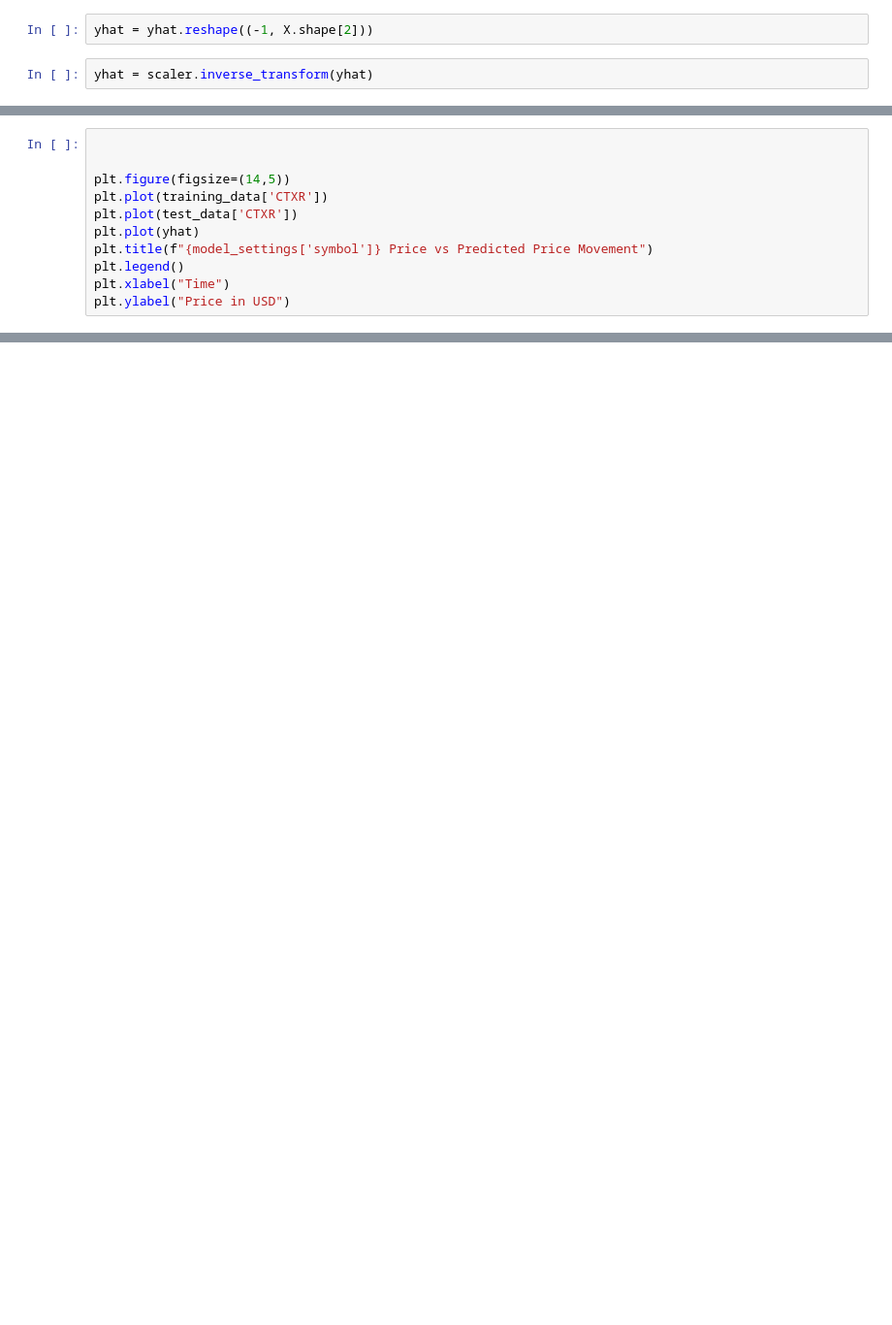
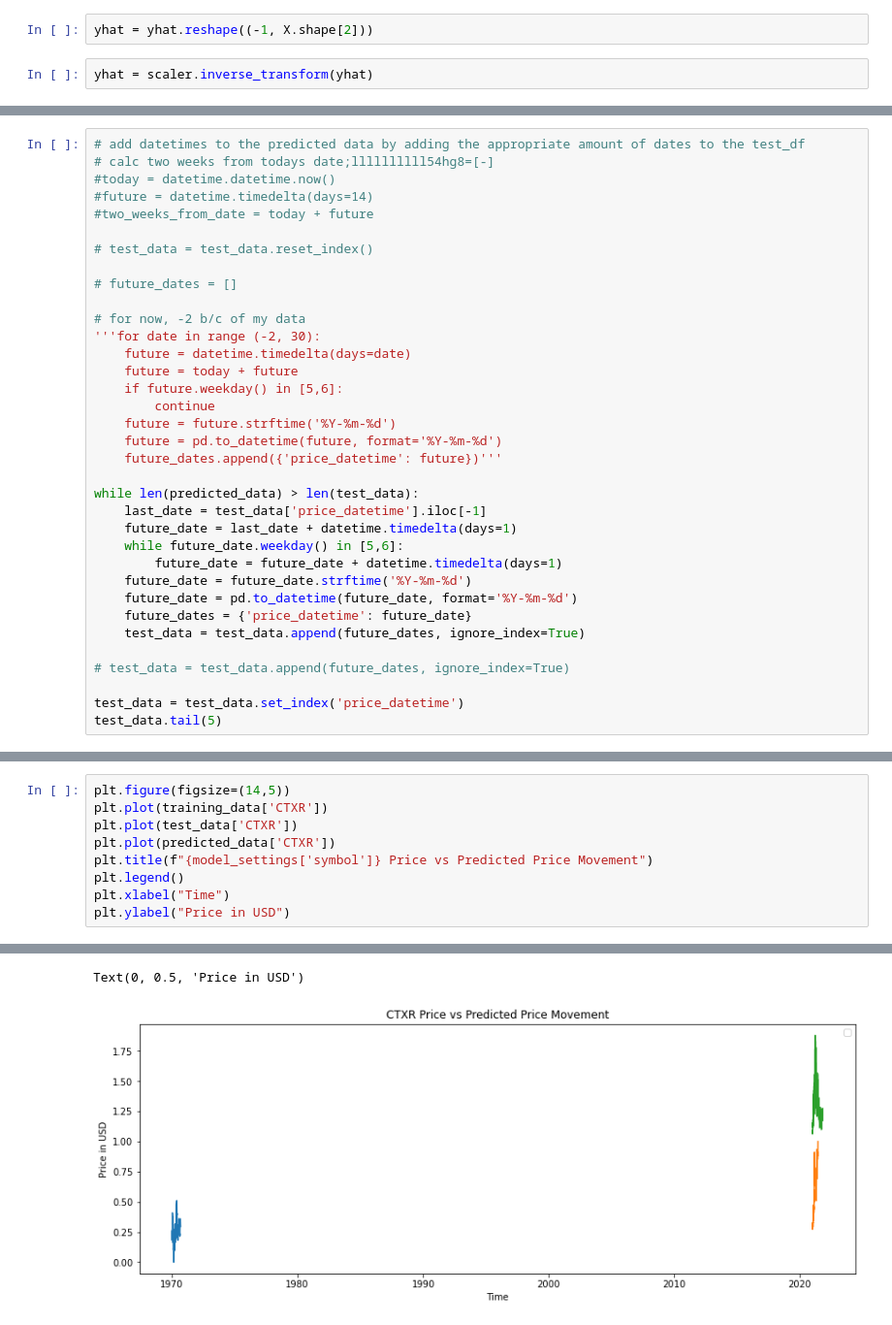
Before and after one commit to jmacdonald2010/stock-prediction, a Jupyter notebook: mlTests04.ipynb, the cells around one changed output, grey strips where cells are left out. Shown: that part at 97% size. Cells and saved outputs as stored; diff of their text form; blank space fills up the shorter version.

```diff
--- a/mlTests04.ipynb
+++ b/mlTests04.ipynb
@@ -326,0 +206,35 @@ ValueError: non-broadcastable output operand with shape (7530,1) doesn't match t
+# %%
+# add datetimes to the predicted data by adding the appropriate amount of dates to the test_df
+# calc two weeks from todays date;llllllllll54hg8=[-]
+#today = datetime.datetime.now()
+#future = datetime.timedelta(days=14)
+#two_weeks_from_date = today + future
+
+# test_data = test_data.reset_index()
+
+# future_dates = []
+
+# for now, -2 b/c of my data
+'''for date in range (-2, 30):
+    future = datetime.timedelta(days=date)
+    future = today + future
+    if future.weekday() in [5,6]:
+        continue
+    future = future.strftime('%Y-%m-%d')
+    future = pd.to_datetime(future, format='%Y-%m-%d')
+    future_dates.append({'price_datetime': future})'''
+
+while len(predicted_data) > len(test_data):
+    last_date = test_data['price_datetime'].iloc[-1]
+    future_date = last_date + datetime.timedelta(days=1)
+    while future_date.weekday() in [5,6]:
+        future_date = future_date + datetime.timedelta(days=1)
+    future_date = future_date.strftime('%Y-%m-%d')
+    future_date = pd.to_datetime(future_date, format='%Y-%m-%d')
+    future_dates = {'price_datetime': future_date}
+    test_data = test_data.append(future_dates, ignore_index=True)
+
+# test_data = test_data.append(future_dates, ignore_index=True)
+
+test_data = test_data.set_index('price_datetime')
+test_data.tail(5)
@@ -327,11 +281,10 @@ ValueError: non-broadcastable output operand with shape (7530,1) doesn't match t
 # %%
-
-
 plt.figure(figsize=(14,5))
 plt.plot(training_data['CTXR'])
 plt.plot(test_data['CTXR'])
-plt.plot(yhat)
+plt.plot(predicted_data['CTXR'])
 plt.title(f"{model_settings['symbol']} Price vs Predicted Price Movement")
 plt.legend()
 plt.xlabel("Time")
 plt.ylabel("Price in USD")
+# %% [output]
@@ -337,0 +292,2 @@ plt.ylabel("Price in USD")
+Text(0, 0.5, 'Price in USD')
+[figure, added]
```
Also changed, not shown: parts of 35 cells of this notebook, 2 other files.
